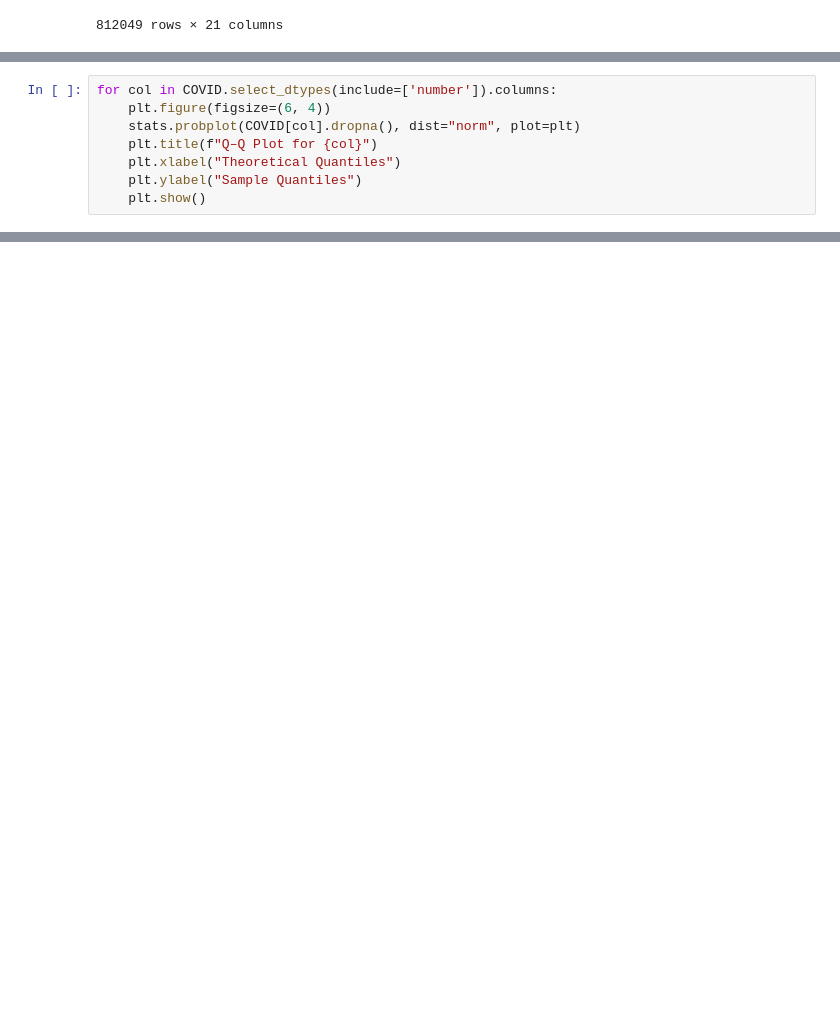
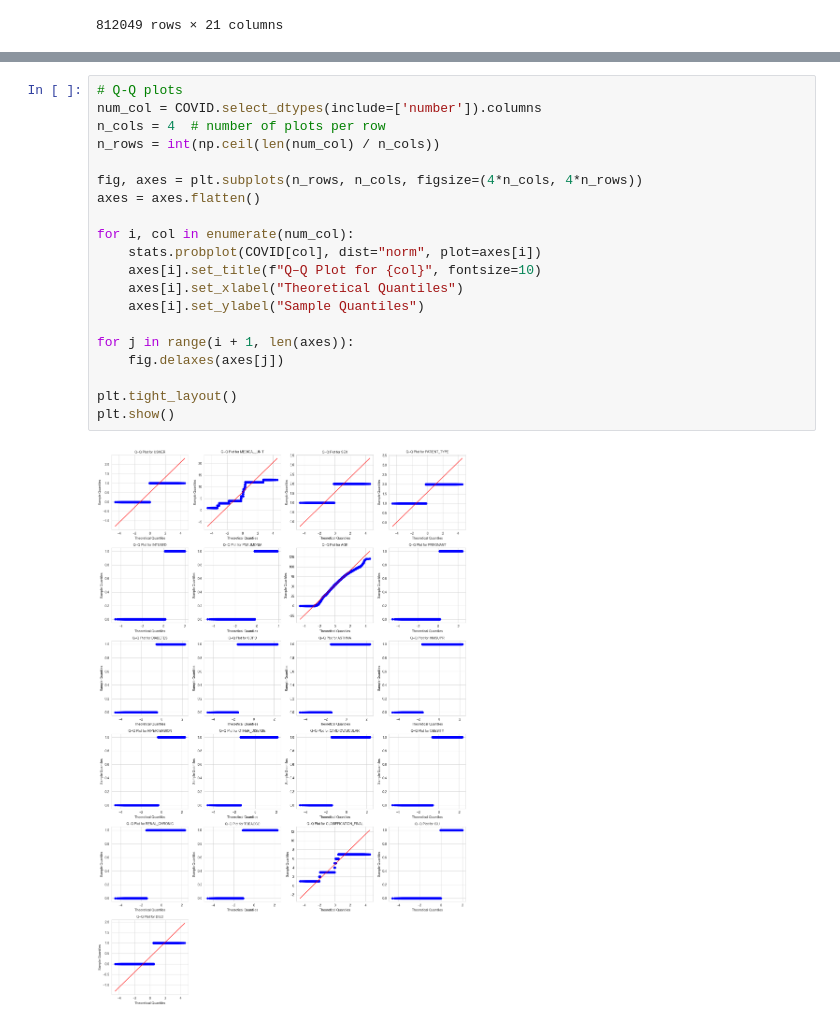
Before and after one commit to mbukovina127/ZNEUS-Covid-19, a Jupyter notebook: EDA.ipynb, the cells around one changed output, grey strips where cells are left out. Cells and saved outputs as stored; diff of their text form; blank space fills up the shorter version.

```diff
--- a/EDA.ipynb
+++ b/EDA.ipynb
@@ -153,8 +213,0 @@ plt.show()
-# %%
-for col in COVID.select_dtypes(include=['number']).columns:
-    plt.figure(figsize=(6, 4))
-    stats.probplot(COVID[col].dropna(), dist="norm", plot=plt)
-    plt.title(f"Q–Q Plot for {col}")
-    plt.xlabel("Theoretical Quantiles")
-    plt.ylabel("Sample Quantiles")
-    plt.show()
@@ -174,0 +227,22 @@ for col in COVID.select_dtypes(include=['number']).columns:
+# %%
+# Q-Q plots
+num_col = COVID.select_dtypes(include=['number']).columns
+n_cols = 4  # number of plots per row
+n_rows = int(np.ceil(len(num_col) / n_cols))
+
+fig, axes = plt.subplots(n_rows, n_cols, figsize=(4*n_cols, 4*n_rows))
+axes = axes.flatten()
+
+for i, col in enumerate(num_col):
+    stats.probplot(COVID[col], dist="norm", plot=axes[i])
+    axes[i].set_title(f"Q–Q Plot for {col}", fontsize=10)
+    axes[i].set_xlabel("Theoretical Quantiles")
+    axes[i].set_ylabel("Sample Quantiles")
+
+for j in range(i + 1, len(axes)):
+    fig.delaxes(axes[j])
+
+plt.tight_layout()
+plt.show()
+# %% [output]
+[figure, added]
```
Also changed, not shown: parts of 17 cells of this notebook.
